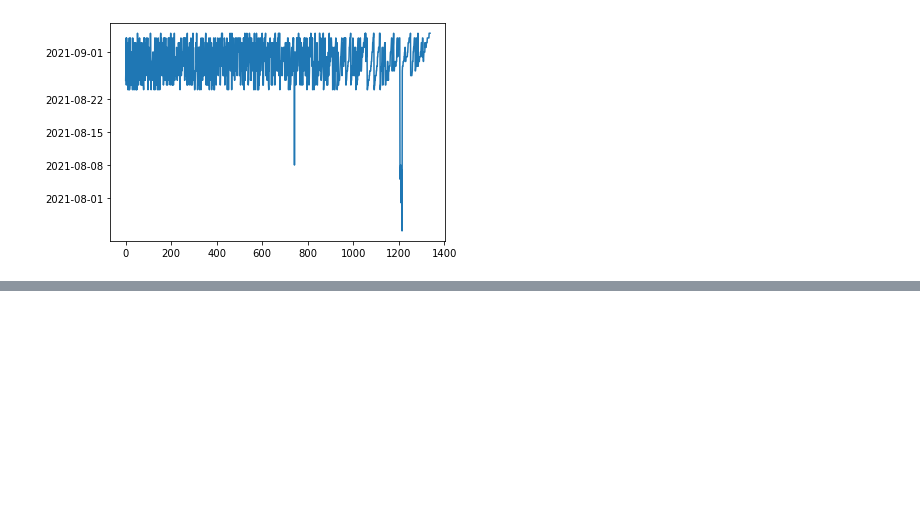
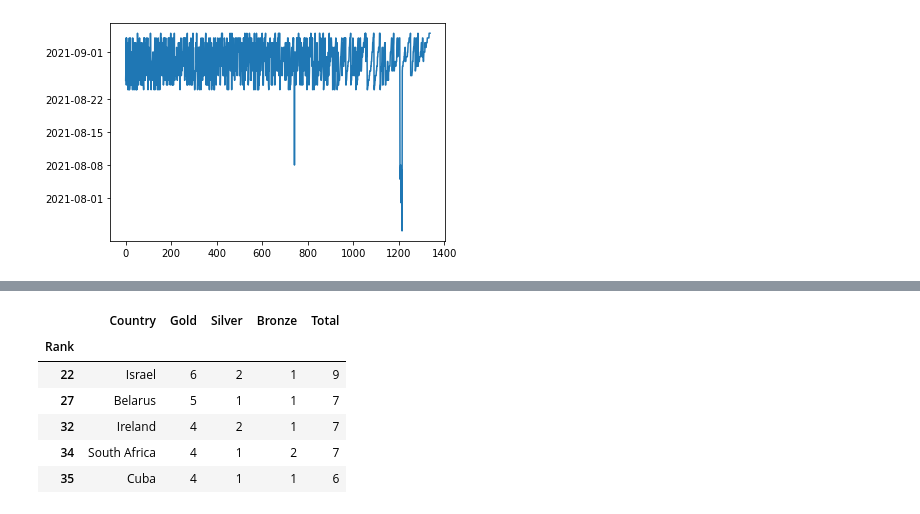
Before and after one commit to MaeveBray/ucdpa, a Jupyter notebook: tokyo2020paralympics2.ipynb, the cells around one changed output, grey strips where cells are left out. Saved outputs shown, nothing was run; the diff lists cells and outputs as text; code cells hidden in the pictures; blank space fills up the shorter version.

```diff
--- a/tokyo2020paralympics2.ipynb
+++ b/tokyo2020paralympics2.ipynb
@@ -249,0 +283,12 @@ tokyo2020['date'].plot()
+# %%
+gold_ireland_labelled = gold_ireland.set_index('Rank') #Use function to change index
+# %%
+gold_ireland_labelled.head()
+# %% [output]
+|  | Country | Gold | Silver | Bronze | Total |
+| Rank |  |  |  |  |  |
+| 22 | Israel | 6 | 2 | 1 | 9 |
+| 27 | Belarus | 5 | 1 | 1 | 7 |
+| 32 | Ireland | 4 | 2 | 1 | 7 |
+| 34 | South Africa | 4 | 1 | 2 | 7 |
+| 35 | Cuba | 4 | 1 | 1 | 6 |
```
Also changed, not shown: parts of 11 cells of this notebook, 1 other file.
